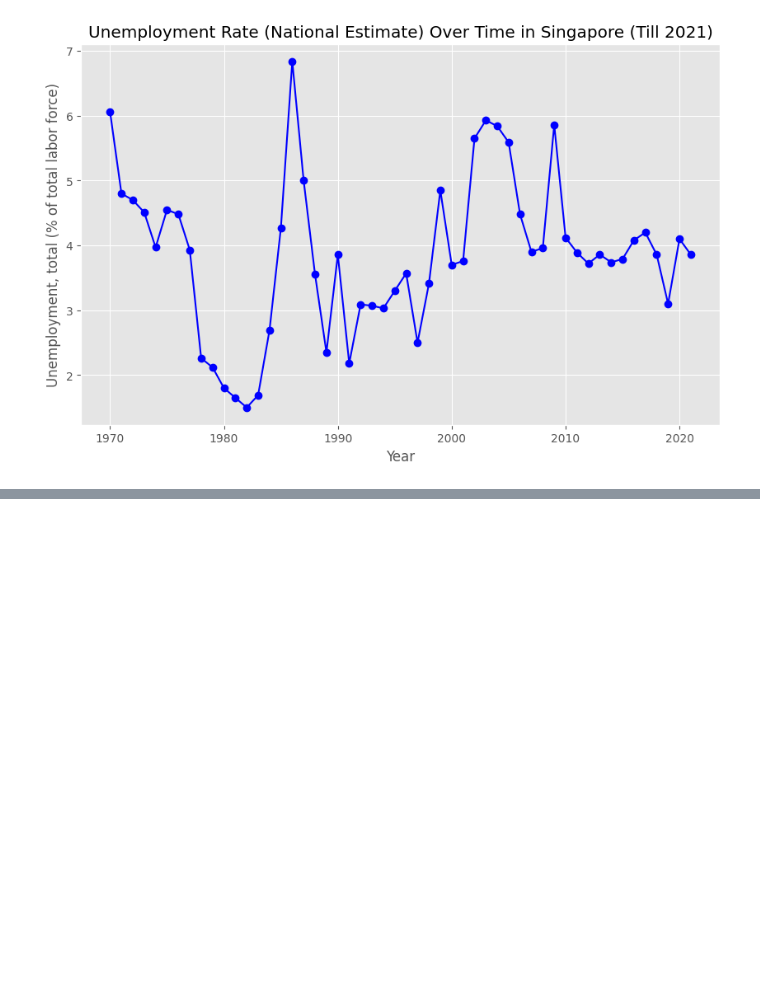
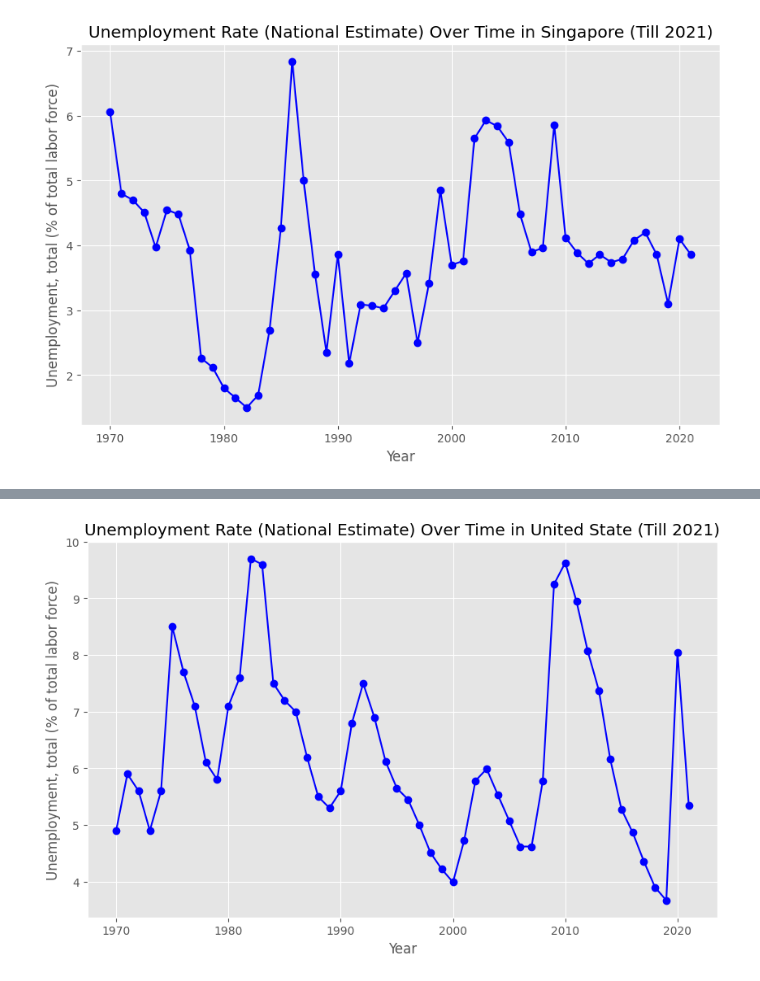
Before and after one commit to fishbrightwise/IS424-G2T4, a Jupyter notebook: notebooks/3.5) EDA_For_Research.ipynb, the cells around one changed output, grey strips where cells are left out. Saved outputs shown, nothing was run; the diff lists cells and outputs as text; code cells hidden in the pictures; blank space fills up the shorter version.

```diff
--- a/notebooks/3.5) EDA_For_Research.ipynb
+++ b/notebooks/3.5) EDA_For_Research.ipynb
@@ -131,0 +187,3 @@ plt.show()
+# %%
+# For missing data in the unemployment column
+filtered_df_us['Unemployment, total (% of total labor force) (national estimate)'] = filtered_df_us['Unemployment, total (% of total labor force) (national estimate)'].fillna(filtered_df_us['Unemployment, total (% of total labor force) (national estimate)'].mean())
@@ -131,0 +196,10 @@ plt.show()
+# %%
+plt.figure(figsize=(10,6))
+plt.plot(filtered_df_us['year'], filtered_df_us['Unemployment, total (% of total labor force) (national estimate)'], marker='o', linestyle='-', color='b')
+plt.title('Unemployment Rate (National Estimate) Over Time in United State (Till 2021)')
+plt.xlabel('Year')
+plt.ylabel('Unemployment, total (% of total labor force)')
+plt.grid(True)
+plt.show()
+# %% [output]
+[figure, added]
```
Also changed, not shown: parts of 11 cells of this notebook.
